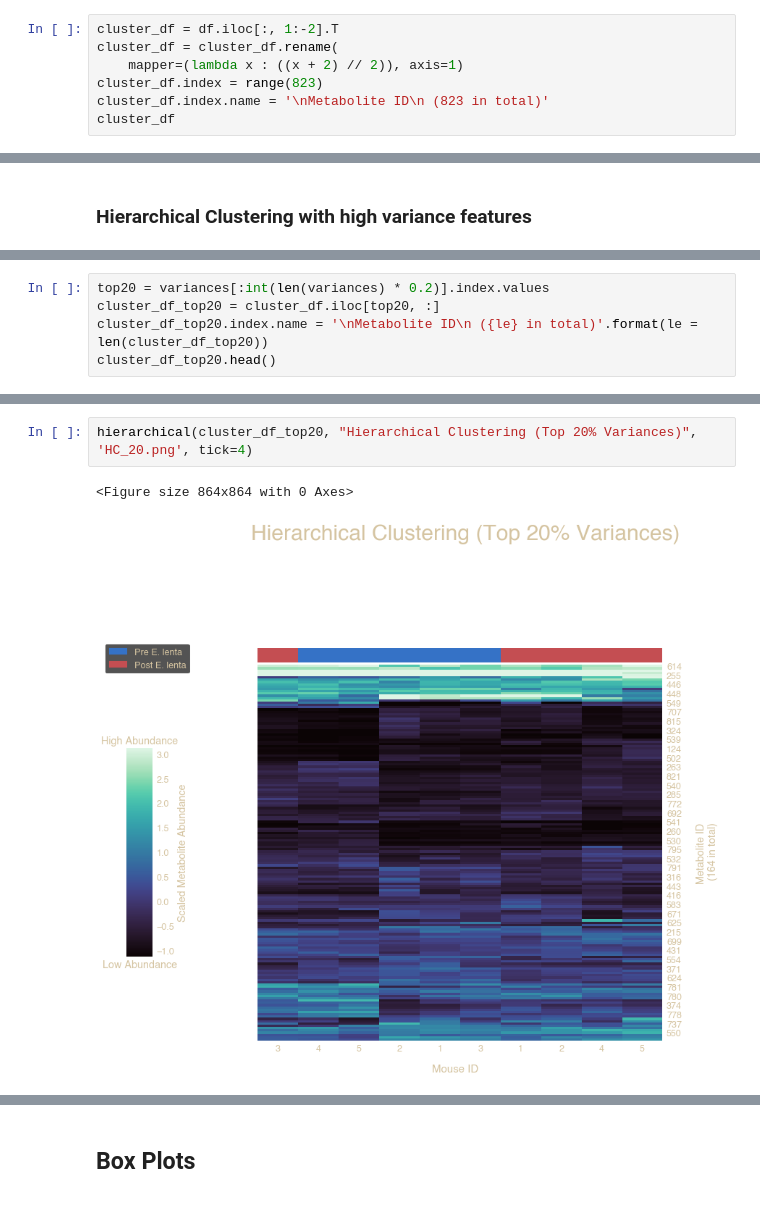
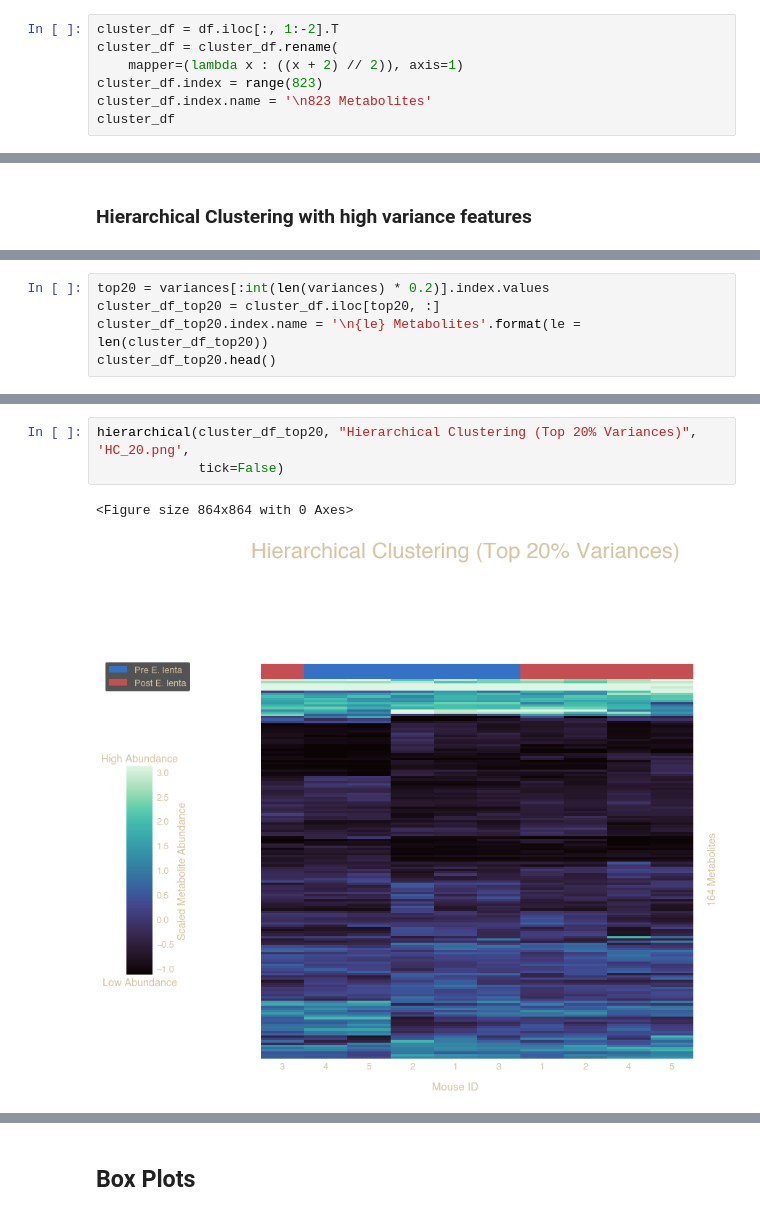
Before and after one commit to danielchang2002/FecalMetabolomics, a Jupyter notebook: notebooks/DataVisualization.ipynb, the cells around one changed output, grey strips where cells are left out. Cells and saved outputs as stored; diff of their text form.

```diff
--- a/notebooks/DataVisualization.ipynb
+++ b/notebooks/DataVisualization.ipynb
@@ -193,7 +193,7 @@ cluster_df = df.iloc[:, 1:-2].T
 cluster_df = cluster_df.rename(
     mapper=(lambda x : ((x + 2) // 2)), axis=1)
 cluster_df.index = range(823)
-cluster_df.index.name = '\nMetabolite ID\n (823 in total)'
+cluster_df.index.name = '\n823 Metabolites'
 cluster_df
 # %% [output]
 |  | 1 | 1 | 2 | 2 | 3 | 3 | 4 | 4 | 5 | 5 |
@@ -287,7 +288,7 @@ hierarchical(cluster_df_top10, "Hierarchical Clustering (Top 10% Variances)", 'H
 # %%
 top20 = variances[:int(len(variances) * 0.2)].index.values
 cluster_df_top20 = cluster_df.iloc[top20, :]
-cluster_df_top20.index.name = '\nMetabolite ID\n ({le} in total)'.format(le = len(cluster_df_top20))
+cluster_df_top20.index.name = '\n{le} Metabolites'.format(le = len(cluster_df_top20))
 cluster_df_top20.head()
 # %% [output]
 |  | 1 | 1 | 2 | 2 | 3 | 3 | 4 | 4 | 5 | 5 |
@@ -298,10 +299,11 @@ cluster_df_top20.head()
 | 752 | 0.112612 | 0.096876 | 0.097459 | 0.041999 | 0.156780 | 0.130044 | 0.094367 | 0.277683 | 0.074011 | 0.276434 |
 | 820 | 0.241432 | 0.078611 | 0.197009 | 0.105422 | 0.328468 | 0.139020 | 0.253468 | 0.159851 | 0.197046 | 0.174640 |
 # %%
-hierarchical(cluster_df_top20, "Hierarchical Clustering (Top 20% Variances)", 'HC_20.png', tick=4)
+hierarchical(cluster_df_top20, "Hierarchical Clustering (Top 20% Variances)", 'HC_20.png',
+             tick=False)
 # %% [output]
 <Figure size 864x864 with 0 Axes>
-[figure, old version]
+[figure, new version]
 # %%
 top50 = variances[:int(len(variances) * 0.5)].index.values
 cluster_df_top50 = cluster_df.iloc[top50, :]
```
Also changed, not shown: parts of 20 cells of this notebook.
